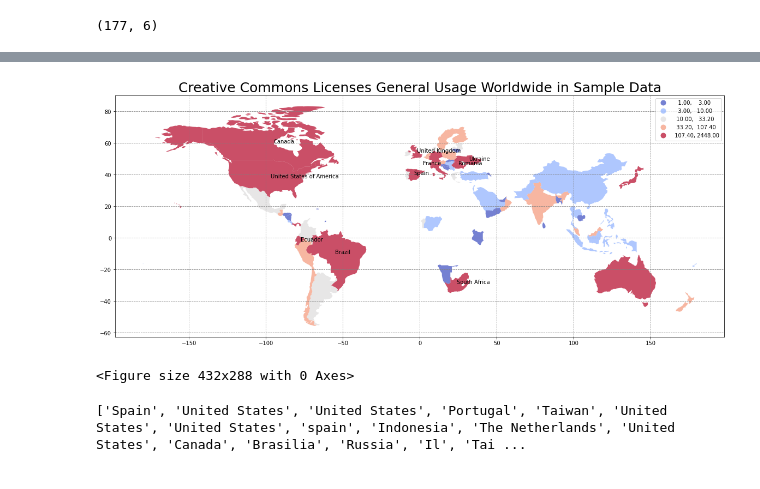
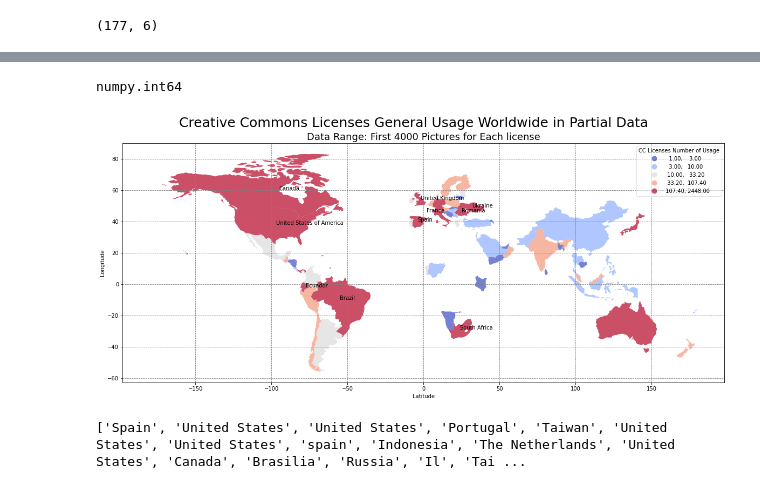
Before and after one commit to creativecommons/quantifying, a Jupyter notebook: analyze/Geomap_and_Model_building.ipynb, the cells around one changed output, grey strips where cells are left out. Saved outputs shown, nothing was run; the diff lists cells and outputs as text; code cells hidden in the pictures.

```diff
--- a/analyze/Geomap_and_Model_building.ipynb
+++ b/analyze/Geomap_and_Model_building.ipynb
@@ -381,18 +389,29 @@ new_geo.head(10)
+# %%
+type(new_geo["Count"][1])
+# %% [output]
+numpy.int64
 # %%
 new_geo.plot(column='Count', legend=True,
+             legend_kwds = {
+        "framealpha": 0.5,
+        'loc': 'upper right',
+        "fancybox": True,
+        "title": "CC Licenses Number of Usage"
+    },
              scheme="quantiles",
             figsize=(20, 20), cmap='coolwarm', alpha=0.7)
 # add countries names and numbers
 for i in range(0,10):
     plt.text(float(new_geo["Longitude (average)"][i]),float(new_geo["Latitude (average)"][i]), new_geo["name"][i], size=10)
     # "{}\n{}".format(final_for_map_geo["country"][i],final_for_map_geo["Count"][i])
 plt.grid(color='gray', linestyle='dashed')
-plt.title('Creative Commons Licenses General Usage Worldwide in Sample Data',fontsize=25)
+plt.title('Data Range: First 4000 Pictures for Each license',fontsize=18)
+plt.suptitle('Creative Commons Licenses General Usage Worldwide in Partial Data',fontsize=25, y=0.69)
+plt.xlabel("Latitude")
+plt.ylabel("Longitude")
 plt.show()
-plt.savefig('licenses_location_distribution.png', dpi=300, bbox_inches='tight')
 # %% [output]
-[figure, old version]
+[figure, new version]
-<Figure size 432x288 with 0 Axes>
 # %%
 coun = []
 for country in license1["country"]:
```
Also changed, not shown: parts of 31 cells of this notebook, 9 other files.
